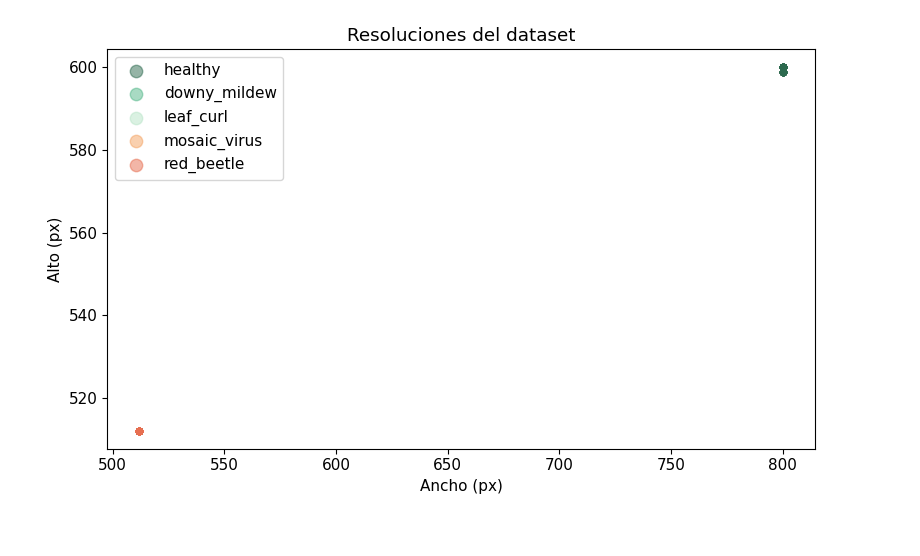
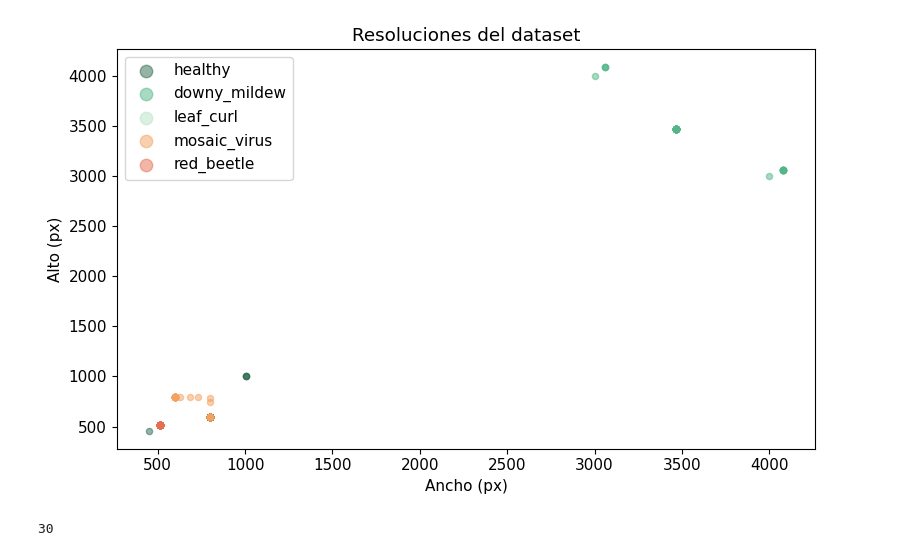
Before and after one commit to CesarLoor/zapallo-vision, a Jupyter notebook: model/notebooks/01_exploracion_datos.ipynb, the cells around one changed output. Cells and saved outputs as stored; diff of their text form; code cells hidden in the pictures.

```diff
--- a/model/notebooks/01_exploracion_datos.ipynb
+++ b/model/notebooks/01_exploracion_datos.ipynb
@@ -76,11 +124,10 @@ NameError: name 'Path' is not defined
 # %%
-# ── 3. Gráfico de barras apiladas ─────────────────────────────────
+# ── 3. Gráfico de barras apiladas (memoria optimizada) ────────────
 import matplotlib.pyplot as plt
 import matplotlib
 matplotlib.rcParams.update({'font.family': 'DejaVu Sans', 'font.size': 11})
 
 df_plot = pivot.drop('TOTAL').drop(columns='TOTAL').reset_index()
-
 COLORS = {'train': '#2D6A4F', 'val': '#52B788', 'test': '#95D5B2'}
 
 fig, axes = plt.subplots(1, 2, figsize=(14, 5))
@@ -89,27 +136,31 @@ fig, axes = plt.subplots(1, 2, figsize=(14, 5))
 ax = axes[0]
 bottom = [0] * len(CLASSES)
 for split in ['train', 'val', 'test']:
-    vals = [df_plot.loc[df_plot.clase==c, split].values[0] for c in CLASSES]
+    vals = df_plot.loc[df_plot.clase == c, split].values[0] if False else \
+          [df_plot.loc[df_plot.clase == c, split].values[0] for c in CLASSES]
     ax.bar(CLASSES, vals, bottom=bottom, label=split, color=COLORS[split])
     bottom = [b + v for b, v in zip(bottom, vals)]
 ax.set_title('Distribución por clase y split')
 ax.set_ylabel('Imágenes')
+ax.set_xticks(range(len(CLASSES)))
 ax.set_xticklabels(CLASSES, rotation=20, ha='right')
 ax.legend()
 
 # Solo train — balance de clases
 ax2 = axes[1]
-train_counts = [df_plot.loc[df_plot.clase==c, 'train'].values[0] for c in CLASSES]
+train_counts = [df_plot.loc[df_plot.clase == c, 'train'].values[0] for c in CLASSES]
 bars = ax2.barh(CLASSES, train_counts, color='#2D6A4F')
 for bar, val in zip(bars, train_counts):
-    ax2.text(val + 30, bar.get_y() + bar.get_height()/2, f'{val:,}', va='center')
+    ax2.text(val + 30, bar.get_y() + bar.get_height() / 2, f'{val:,}', va='center')
 ax2.set_title('Imágenes en TRAIN por clase')
 ax2.set_xlabel('Imágenes')
 ax2.invert_yaxis()
 
 plt.suptitle('ZapalloAI — EDA del Dataset', fontsize=13, fontweight='bold')
 plt.tight_layout()
-plt.savefig(PROC_DIR.parent / 'eda_distribucion.png', dpi=150, bbox_inches='tight')
+out = PROC_DIR.parent / 'eda_distribucion.png'
+plt.savefig(out, dpi=150, bbox_inches='tight')
 plt.show()
-print('Grafico guardado')
+plt.close(fig)  # liberar memoria
+print(f'Grafico guardado → {out}')
 # %% [output]
@@ -151,35 +216,50 @@ Muestras guardadas
 # %%
-# ── 5. Análisis de resoluciones ───────────────────────────────────
+# ── 5. Análisis de resoluciones (muestreo) ────────────────────────
+import numpy as np
 from PIL import Image
 from collections import Counter
+import time
 
-print('Analizando resoluciones (muestra de 100 imgs por clase)...')
-res_data = []
+def analyze_resolution(args):
+    """Worker para análisis de resolución."""
+    p, cls = args
+    try:
+        with Image.open(p) as img:
+            w, h = img.size
+            return {'clase': cls, 'w': w, 'h': h, 'ratio': round(w / h, 2)}
+    except Exception:
+        return None
 
+print(f'Analizando resoluciones (muestra de {EDA_SAMPLE_RES} imgs por clase)...')
+t0 = time.perf_counter()
+tasks = []
 for cls in CLASSES:
     cls_dir = PROC_DIR / 'train' / cls
-    imgs = list(cls_dir.glob('*.jpg'))[:100]
+    if not cls_dir.exists():
+        continue
+    imgs = list(cls_dir.glob('*.jpg'))
+    if len(imgs) > EDA_SAMPLE_RES:
+        imgs = random.sample(imgs, EDA_SAMPLE_RES)
     for p in imgs:
-        try:
-            with Image.open(p) as img:
-                w, h = img.size
-                res_data.append({'clase': cls, 'w': w, 'h': h, 'ratio': round(w/h, 2)})
-        except Exception:
-            pass
+        tasks.append((p, cls))
 
-df_res = pd.DataFrame(res_data)
+with ThreadPoolExecutor(max_workers=N_WORKERS) as ex:
+    results = [r for r in ex.map(analyze_resolution, tasks) if r is not None]
+
+df_res = pd.DataFrame(results)
+print(f'  ⏱  Tiempo: {time.perf_counter()-t0:.2f}s')
 
 print(f'\nResolucion mas comun (WxH):')
-res_str = df_res.apply(lambda r: f"{int(r.w)}x{int(r.h)}", axis=1)
+res_str = df_res.apply(lambda r: f'{int(r.w)}x{int(r.h)}', axis=1)
 print(Counter(res_str).most_common(5))
 
 print(f'\nEstadisticas por clase:')
-print(df_res.groupby('clase')[['w','h']].agg(['mean','min','max']).round(0).to_string())
+print(df_res.groupby('clase')[['w', 'h']].agg(['mean', 'min', 'max']).round(0).to_string())
 
 # Scatter de resoluciones
 fig, ax = plt.subplots(figsize=(8, 5))
-palette = {'healthy':'#2D6A4F','downy_mildew':'#52B788','leaf_curl':'#B7E4C7',
-           'mosaic_virus':'#F4A261','red_beetle':'#E76F51'}
+palette = {'healthy': '#2D6A4F', 'downy_mildew': '#52B788', 'leaf_curl': '#B7E4C7',
+           'mosaic_virus': '#F4A261', 'red_beetle': '#E76F51'}
 for cls in CLASSES:
     sub = df_res[df_res.clase == cls]
     ax.scatter(sub.w, sub.h, label=cls, alpha=0.5, s=20, color=palette[cls])
@@ -188,6 +268,10 @@ ax.set_ylabel('Alto (px)')
 ax.set_title('Resoluciones del dataset')
 ax.legend(markerscale=2)
 plt.tight_layout()
-plt.savefig(PROC_DIR.parent / 'eda_resoluciones.png', dpi=120)
+out = PROC_DIR.parent / 'eda_resoluciones.png'
+plt.savefig(out, dpi=120)
 plt.show()
+plt.close(fig)
+del df_res, results
+gc.collect()
 # %% [output]
@@ -208 +293,2 @@ red_beetle    512.0  512  512  512.0  512  512
-[figure, old version]
+[figure, new version]
+30
```
Also changed, not shown: parts of 10 cells of this notebook, 51 other files.
